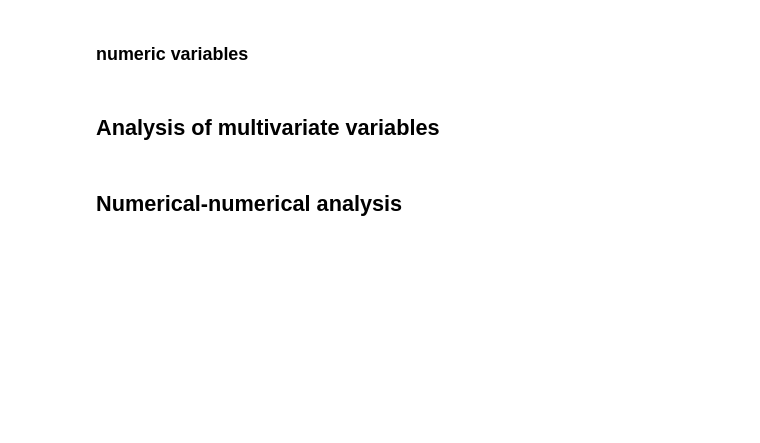
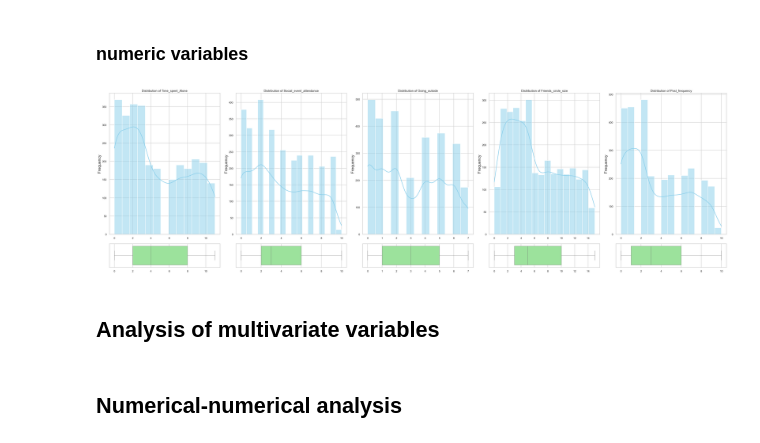
Before and after one commit to NWinocur/flask-render-self, a Jupyter notebook: src/explore.ipynb, the cells around one changed output. Cells and saved outputs as stored; diff of their text form; code cells hidden in the pictures; blank space fills up the shorter version.

```diff
--- a/src/explore.ipynb
+++ b/src/explore.ipynb
@@ -13,5 +103,39 @@
 # %% [markdown]
 ### numeric variables
+# %%
+import matplotlib.pyplot as plt
+import seaborn as sns
+
+# Set plot style and scale all font elements
+sns.set(style='whitegrid')
+sns.set_context('talk')  # Boosts label and tick size for readability
+
+numeric_variables = ['Time_spent_Alone', 'Social_event_attendance',
+                     'Going_outside', 'Friends_circle_size', 'Post_frequency']
+
+fig, axes = plt.subplots(
+    nrows=2,
+    ncols=len(numeric_variables),
+    figsize=(8 * len(numeric_variables), 12),
+    gridspec_kw={"height_ratios": [6, 1]}
+)
+
+for idx, col in enumerate(numeric_variables):
+    sns.histplot(data=df, x=col, ax=axes[0, idx], kde=True, color='skyblue')
+    axes[0, idx].set_title(f'Distribution of {col}', fontsize=14)
+    axes[0, idx].set_xlabel('')
+    axes[0, idx].set_ylabel('Frequency')
+    axes[0, idx].tick_params(labelsize=12)
+
+    sns.boxplot(data=df, x=col, ax=axes[1, idx], color='lightgreen')
+    axes[1, idx].set_xlabel('')
+    axes[1, idx].set_ylabel('')
+    axes[1, idx].tick_params(labelsize=12)
+
+plt.tight_layout()
+plt.show()
+# %% [output]
+[figure, added]
 # %% [markdown]
 ## Analysis of multivariate variables
 # %% [markdown]
```
Also changed, not shown: parts of 9 cells of this notebook.
